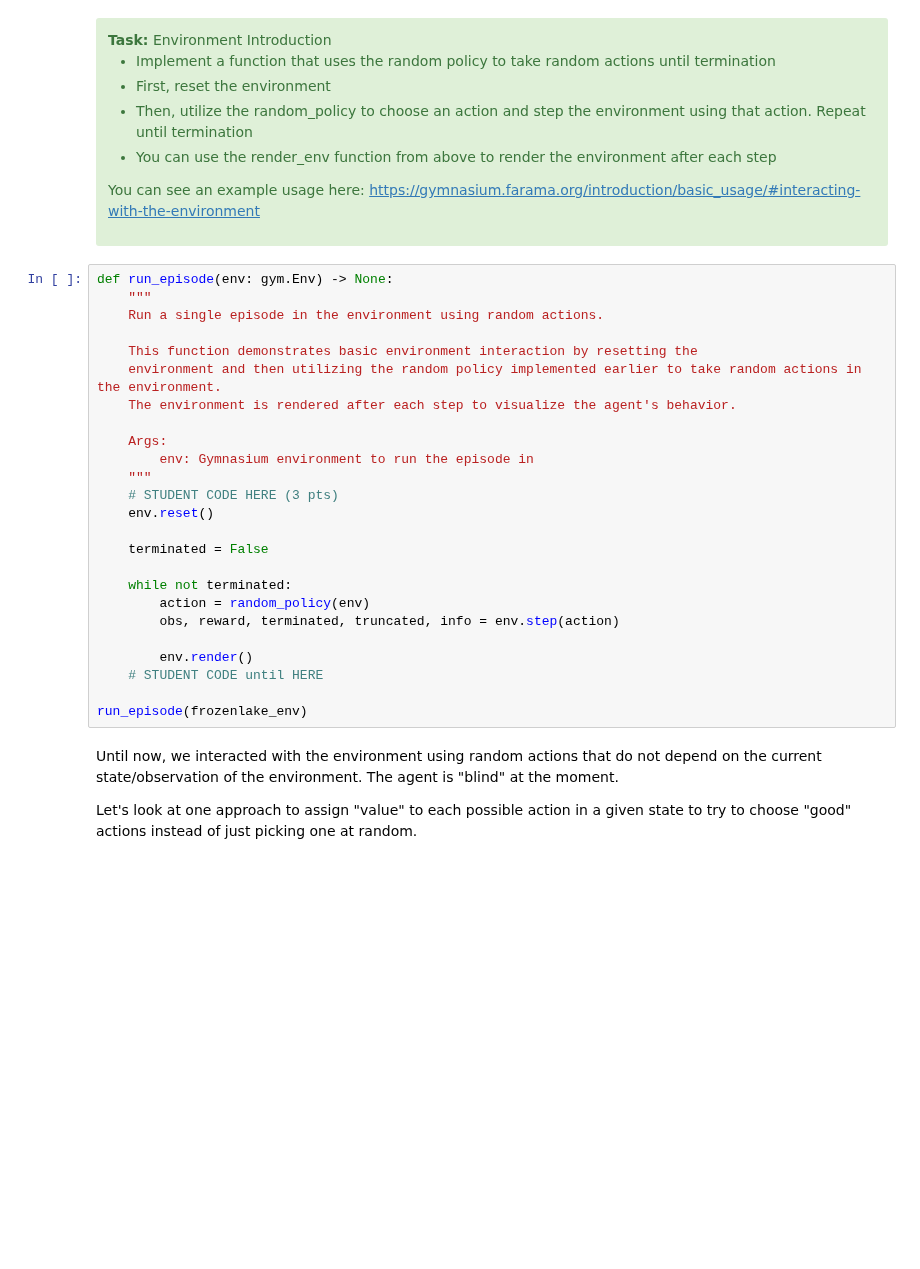
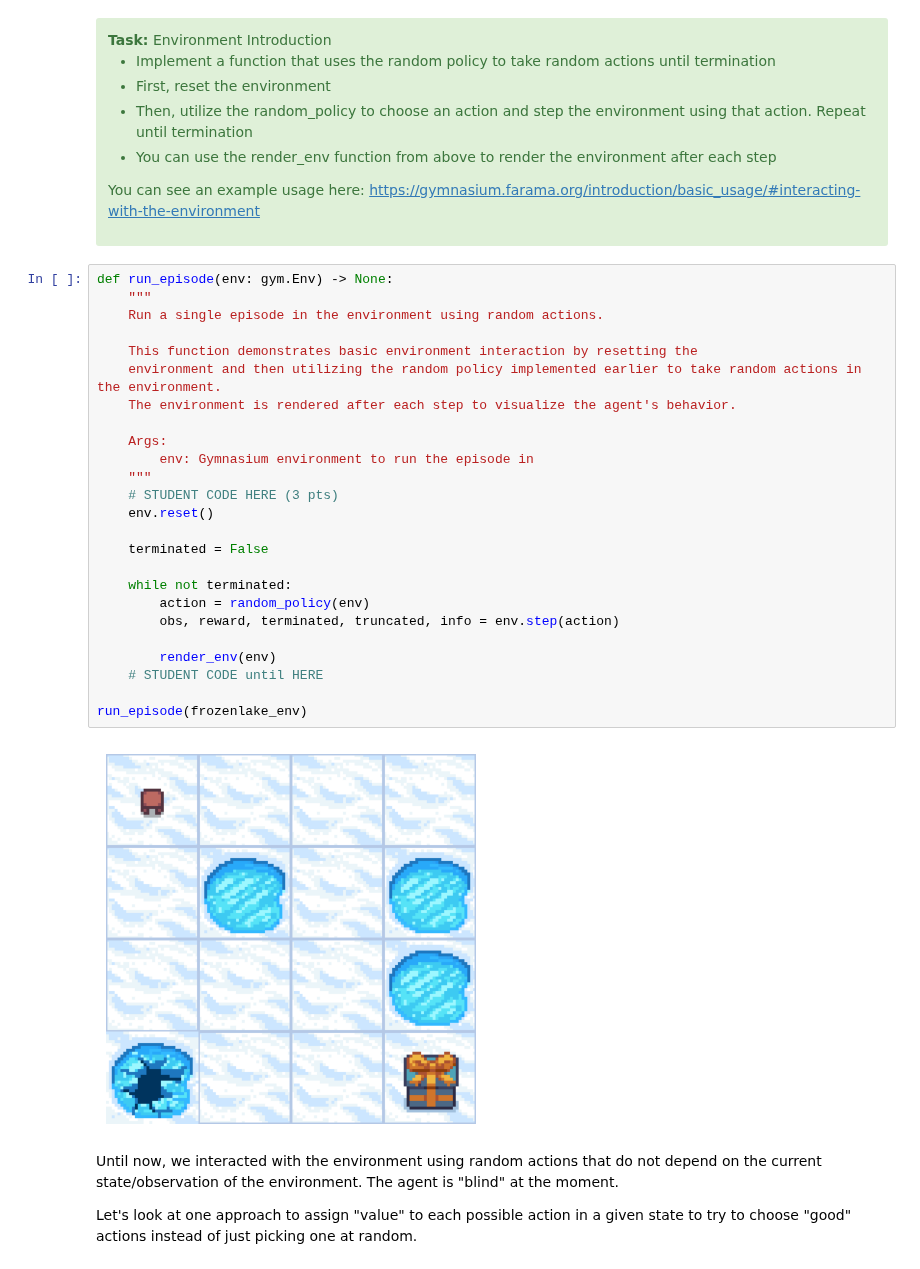
Before and after one commit to anton-seifert/LAMA, a Jupyter notebook: task-5-rl-ea/Task 6.1 - Reinforcement Learning Introduction.ipynb, the cells around one changed output. Cells and saved outputs as stored; diff of their text form; blank space fills up the shorter version.

```diff
--- a/task-5-rl-ea/Task 6.1 - Reinforcement Learning Introduction.ipynb
+++ b/task-5-rl-ea/Task 6.1 - Reinforcement Learning Introduction.ipynb
@@ -359,28 +359,30 @@ You can see an example usage here: https://gymnasium.farama.org/introduction/bas
 # %%
 def run_episode(env: gym.Env) -> None:
     """
     Run a single episode in the environment using random actions.
 
     This function demonstrates basic environment interaction by resetting the
     environment and then utilizing the random policy implemented earlier to take random actions in the environment.
     The environment is rendered after each step to visualize the agent's behavior.
 
     Args:
         env: Gymnasium environment to run the episode in
     """
     # STUDENT CODE HERE (3 pts)
     env.reset()
 
     terminated = False
 
     while not terminated:
         action = random_policy(env)
         obs, reward, terminated, truncated, info = env.step(action)
 
-        env.render()
+        render_env(env)
     # STUDENT CODE until HERE
 
 run_episode(frozenlake_env)
+# %% [output]
+[figure, added]
 # %% [markdown]
 Until now, we interacted with the environment using random actions that do not depend on the current state/observation of the environment. The agent is "blind" at the moment.
 
```
Also changed, not shown: parts of 4 cells of this notebook.
